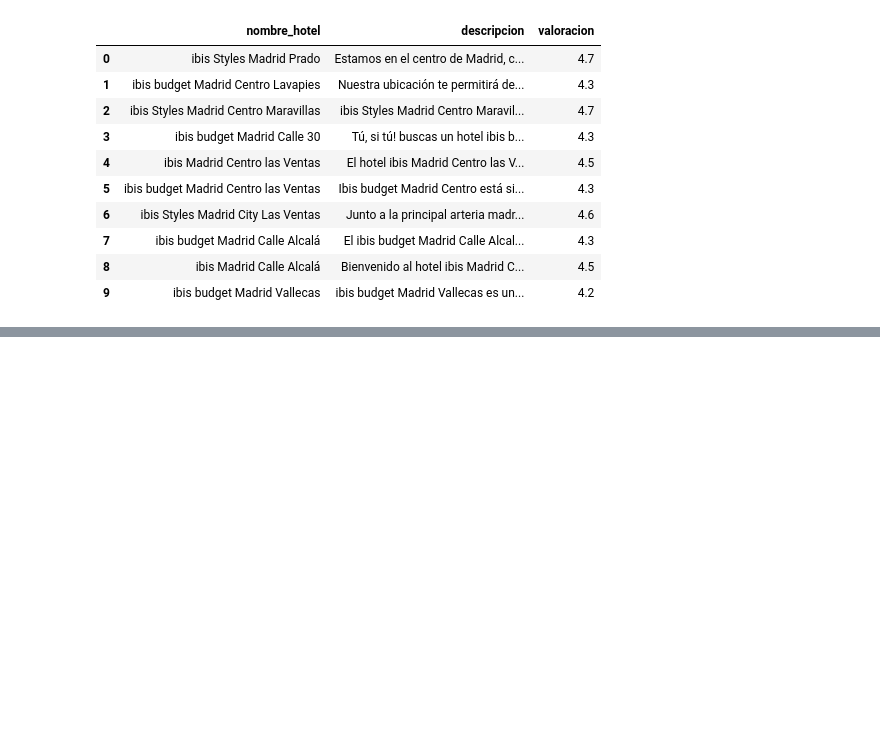
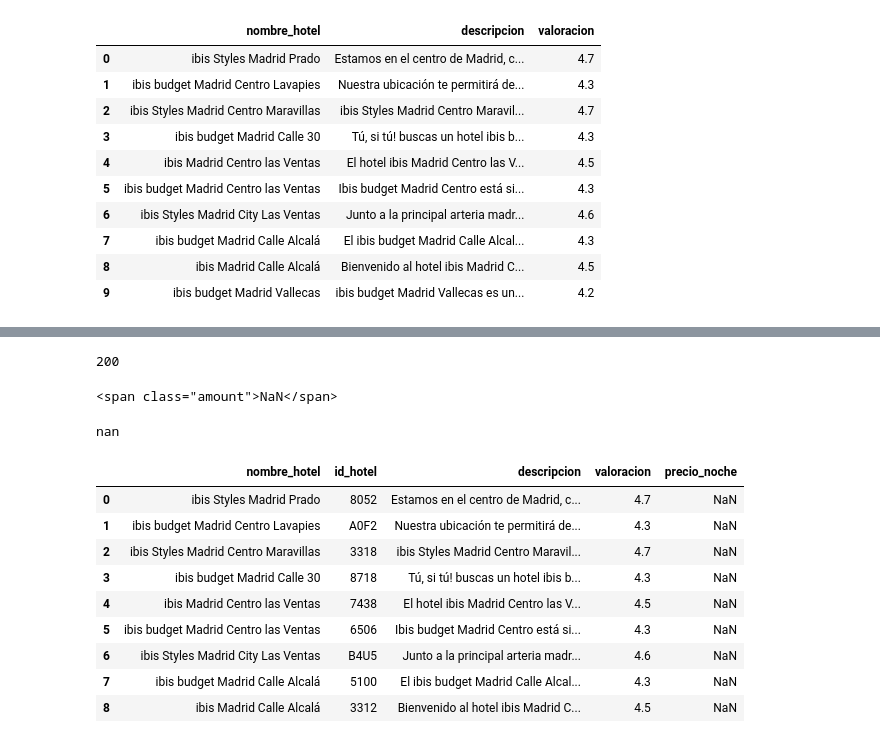
Before and after one commit to Gonzalo8julian/14.PROYECTO_ETL, a Jupyter notebook: jupyters/scraping.ipynb, the cells around one changed output, grey strips where cells are left out. Saved outputs shown, nothing was run; the diff lists cells and outputs as text; code cells hidden in the pictures; blank space fills up the shorter version.

```diff
--- a/jupyters/scraping.ipynb
+++ b/jupyters/scraping.ipynb
@@ -149,0 +179,55 @@ df.to_csv("../data/10_hoteles_competencia.csv", index=False)
+# %%
+respuesta_id = requests.get(url_id)
+respuesta_id.status_code
+# %% [output]
+200
+# %%
+sopa_id = bs(respuesta_id.content, "html.parser")
+# %%
+precio = sopa_id.find("span", class_="amount")
+# %%
+if precio:
+    noche_hotel = precio.get_text(strip=True)
+
+precio
+# %% [output]
+<span class="amount">NaN</span>
+# %%
+def obtener_precio_hotel(codigo_hotel):
+    """
+    Extrae el precio por noche desde la página individual del hotel.
+
+    Parámetros:
+    - codigo_hotel (str): Código único del hotel en la URL.
+
+    Retorna:
+    - float o "Sin precio": Precio por noche si se encuentra, o un mensaje de error.
+    """
+    url_hotel = f"https://all.accor.com/hotel/{codigo_hotel}/index.es.shtml"
+    res = requests.get(url_hotel)
+
+    if res.status_code != 200:
+        return "Sin precio"
+
+    sopa = bs(res.content, "html.parser")
+
+    # Buscar el precio dentro del <span class="amount">
+    precio = sopa.find("span", class_="amount")
+
+    if precio:
+        noche_hotel = precio.get_text(strip=True)
+
+        # Convertir el precio a número si se encuentra
+        try:
+            noche_hotel = float(noche_hotel.replace(",", ".").strip())  # Reemplazar coma por punto para formato numérico
+        except ValueError:
+            noche_hotel = "Error en conversión"
+    else:
+        noche_hotel = "Sin precio"
+
+    return noche_hotel
+# %%
+id_hotel = df["id_hotel"][4]
+obtener_precio_hotel(id_hotel)
+# %% [output]
+nan
@@ -149,0 +302,15 @@ df.to_csv("../data/10_hoteles_competencia.csv", index=False)
+# %%
+dictio_final = scrap_info_hoteles(url_hoteles)
+df = pd.DataFrame(dictio_final)
+df
+# %% [output]
+|  | nombre_hotel | id_hotel | descripcion | valoracion | precio_noche |
+| 0 | ibis Styles Madrid Prado | 8052 | Estamos en el centro de Madrid, c... | 4.7 | NaN |
+| 1 | ibis budget Madrid Centro Lavapies | A0F2 | Nuestra ubicación te permitirá de... | 4.3 | NaN |
+| 2 | ibis Styles Madrid Centro Maravillas | 3318 | ibis Styles Madrid Centro Maravil... | 4.7 | NaN |
+| 3 | ibis budget Madrid Calle 30 | 8718 | Tú, si tú! buscas un hotel ibis b... | 4.3 | NaN |
+| 4 | ibis Madrid Centro las Ventas | 7438 | El hotel ibis Madrid Centro las V... | 4.5 | NaN |
+| 5 | ibis budget Madrid Centro las Ventas | 6506 | Ibis budget Madrid Centro está si... | 4.3 | NaN |
+| 6 | ibis Styles Madrid City Las Ventas | B4U5 | Junto a la principal arteria madr... | 4.6 | NaN |
+| 7 | ibis budget Madrid Calle Alcalá | 5100 | El ibis budget Madrid Calle Alcal... | 4.3 | NaN |
+| 8 | ibis Madrid Calle Alcalá | 3312 | Bienvenido al hotel ibis Madrid C... | 4.5 | NaN |
```
Also changed, not shown: parts of 7 cells of this notebook, 2 other files.
